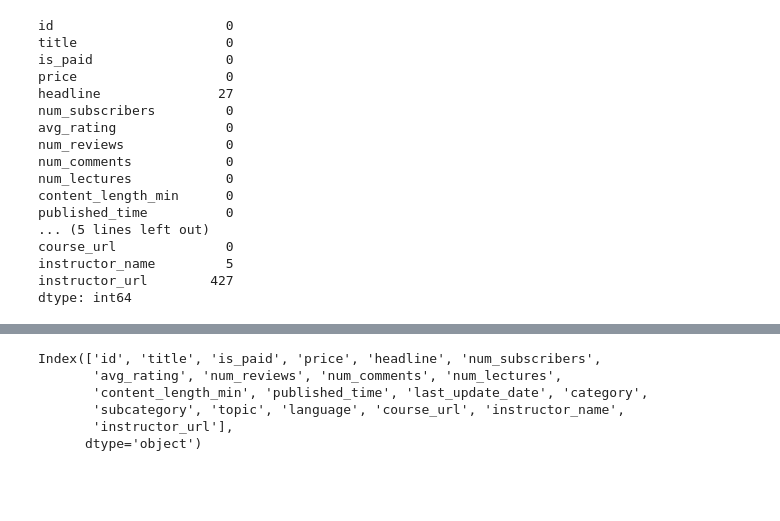
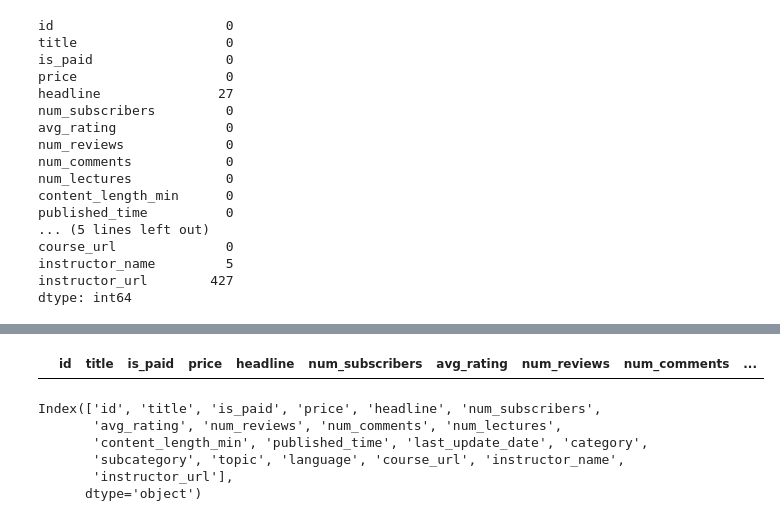
Before and after one commit to ismailymendes/mooc_udemy_coursera, a Jupyter notebook: mooc_udemy_coursera.ipynb, the cells around one changed output, grey strips where cells are left out. Cells and saved outputs as stored; diff of their text form; code cells hidden in the pictures; blank space fills up the shorter version.

```diff
--- a/mooc_udemy_coursera.ipynb
+++ b/mooc_udemy_coursera.ipynb
@@ -109,3 +131,8 @@ udemy_cursos['content_length_min'] = udemy_cursos['content_length_min'].astype(i
+# %%
+# Mostra as linhas que possuem campo nulo
+udemy_cursos[udemy_cursos['last_update_date'].isna()]
+# %% [output]
+|  | id | title | is_paid | price | headline | num_subscribers | avg_rating | num_reviews | num_comments | ... |
 # %%
 udemy_cursos.columns
 # %% [output]
```
Also changed, not shown: parts of 17 cells of this notebook.
